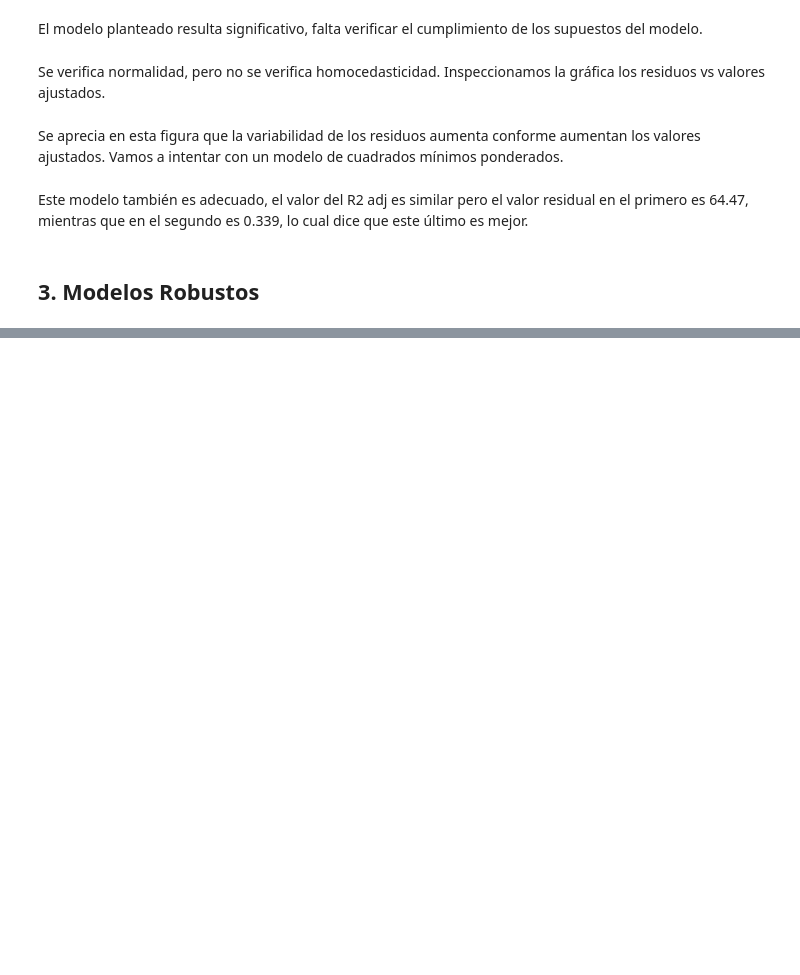
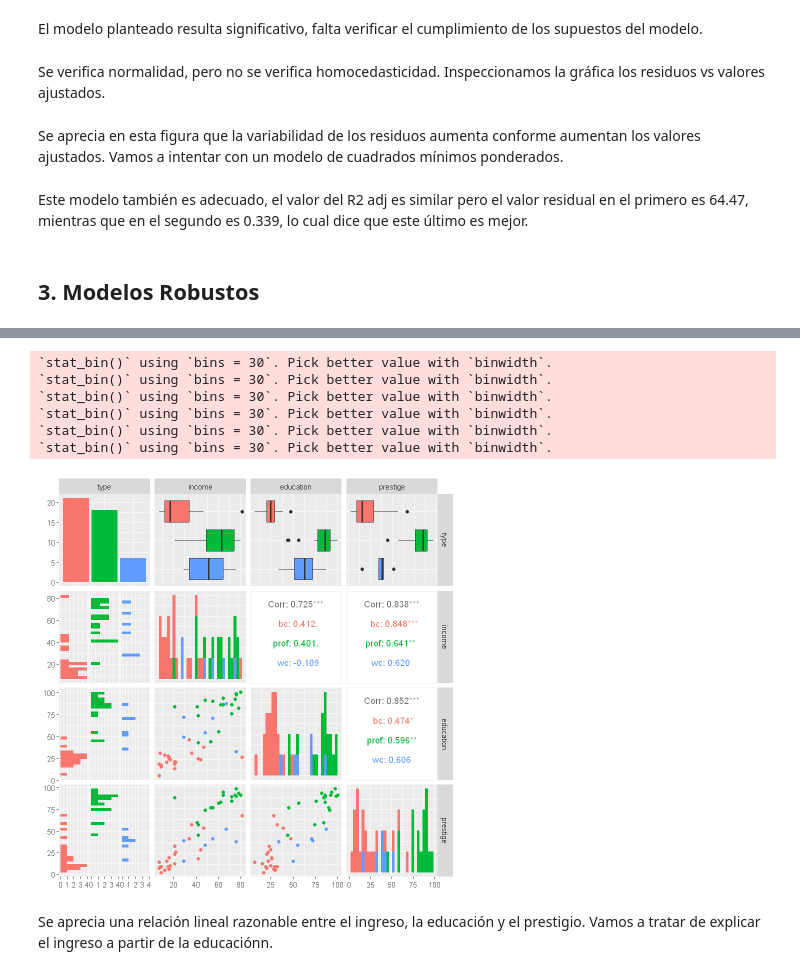
Before and after one commit to ferdcoz/mcd-reg-adv, a Jupyter notebook: 0_Teoria/RA_T_C2.ipynb, the cells around one changed output, grey strips where cells are left out. Saved outputs shown, nothing was run; the diff lists cells and outputs as text; code cells hidden in the pictures; blank space fills up the shorter version.

```diff
--- a/0_Teoria/RA_T_C2.ipynb
+++ b/0_Teoria/RA_T_C2.ipynb
@@ -553,0 +574,12 @@ Este modelo también es adecuado, el valor del R2 adj es similar pero el valor r
+# %%
+ggpairs( Duncan, mapping = aes(color = type) )
+# %% [output]
+`stat_bin()` using `bins = 30`. Pick better value with `binwidth`.
+`stat_bin()` using `bins = 30`. Pick better value with `binwidth`.
+`stat_bin()` using `bins = 30`. Pick better value with `binwidth`.
+`stat_bin()` using `bins = 30`. Pick better value with `binwidth`.
+`stat_bin()` using `bins = 30`. Pick better value with `binwidth`.
+`stat_bin()` using `bins = 30`. Pick better value with `binwidth`.
+[figure, added]
+# %% [markdown]
+Se aprecia una relación lineal razonable entre el ingreso, la educación y el prestigio. Vamos a tratar de explicar el ingreso a partir de la educaciónn.
```
Also changed, not shown: parts of 38 cells of this notebook.
